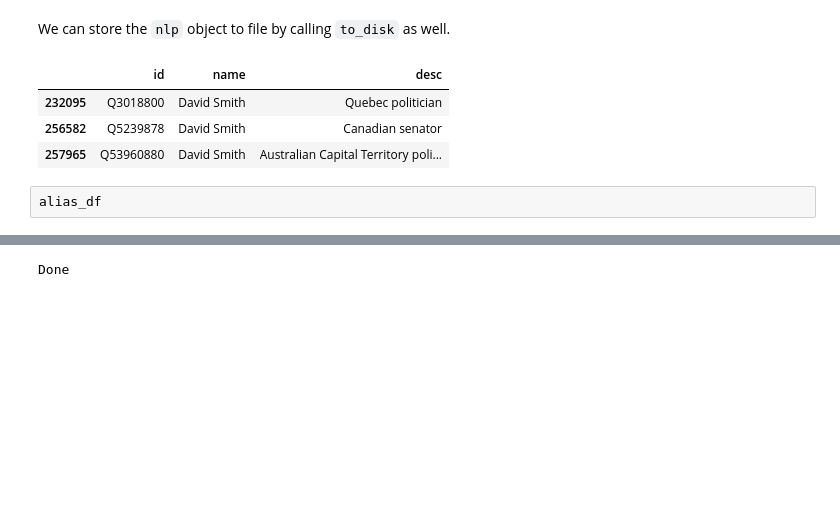
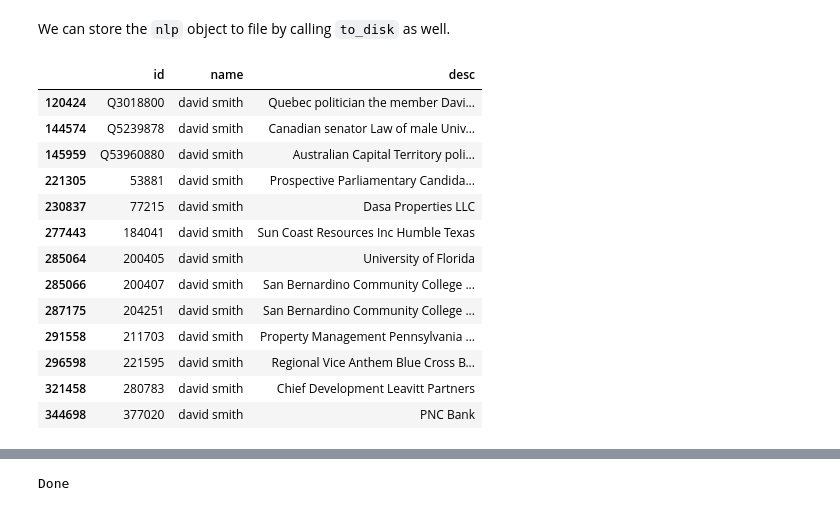
Before and after one commit to guardian/jai_2022_sandbox, a Jupyter notebook: el_notebook_20220929.ipynb, the cells around one changed output, grey strips where cells are left out. Drawn from its saved outputs; the diff is of its cells as text; code cells hidden in the pictures; blank space fills up the shorter version.

```diff
--- a/el_notebook_20220929.ipynb
+++ b/el_notebook_20220929.ipynb
@@ -55,4 +27,4 @@ kb_entities=pd.read_csv(f'kb_datasets/{dataset}_entities.csv',index_col=0)
 # %%
 # Import kb dataset
 # %%
-kb_data=pd.read_csv(f'kb_datasets/kb_entities_{dataset}.csv',index_col=0)
+data=pd.read_csv(f'kb_datasets/kb_entities_{dataset}.csv',index_col=0)
@@ -59,5 +40,5 @@ kb_data=pd.read_csv(f'kb_datasets/kb_entities_{dataset}.csv',index_col=0)
 # %%
-kb_data=kb_data[['id','name','desc']]
+kb_data=data[['id','name','desc']]
 # %%
 kb_data.shape
 # %% [output]
@@ -201,9 +195,19 @@ We can store the `nlp` object to file by calling `to_disk` as well.
 # %%
 nlp.to_disk(output_dir / f'nlp_{dataset}')
 # %%
-kb_data[kb_data['name']=='David Smith']
+kb_data[kb_data['name']=='david smith']
 # %% [output]
 |  | id | name | desc |
-| 232095 | Q3018800 | David Smith | Quebec politician |
-| 256582 | Q5239878 | David Smith | Canadian senator |
-| 257965 | Q53960880 | David Smith | Australian Capital Territory poli... |
+| 120424 | Q3018800 | david smith | Quebec politician the member Davi... |
+| 144574 | Q5239878 | david smith | Canadian senator Law of male Univ... |
+| 145959 | Q53960880 | david smith | Australian Capital Territory poli... |
+| 221305 | 53881 | david smith | Prospective Parliamentary Candida... |
+| 230837 | 77215 | david smith | Dasa Properties LLC |
+| 277443 | 184041 | david smith | Sun Coast Resources Inc Humble Texas |
+| 285064 | 200405 | david smith | University of Florida |
+| 285066 | 200407 | david smith | San Bernardino Community College ... |
+| 287175 | 204251 | david smith | San Bernardino Community College ... |
+| 291558 | 211703 | david smith | Property Management Pennsylvania ... |
+| 296598 | 221595 | david smith | Regional Vice Anthem Blue Cross B... |
+| 321458 | 280783 | david smith | Chief Development Leavitt Partners |
+| 344698 | 377020 | david smith | PNC Bank |
@@ -215,4 +214,2 @@ alias_df=kb_data[kb_data['name'].isin(s[s].index)].sort_values(by=['name','id'])
-# %% [raw]
-alias_df
 # %%
 ## Export guardian articles as random txt sentences
```
Also changed, not shown: parts of 38 cells of this notebook, 5 other files.
